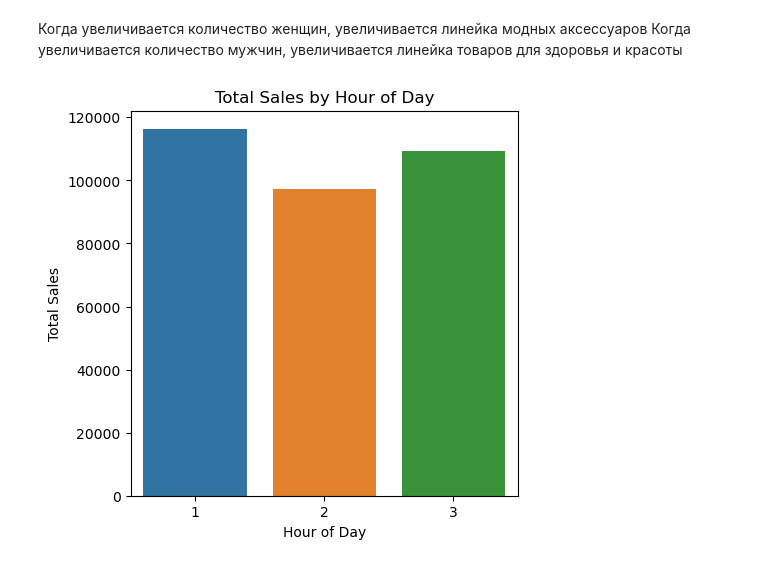
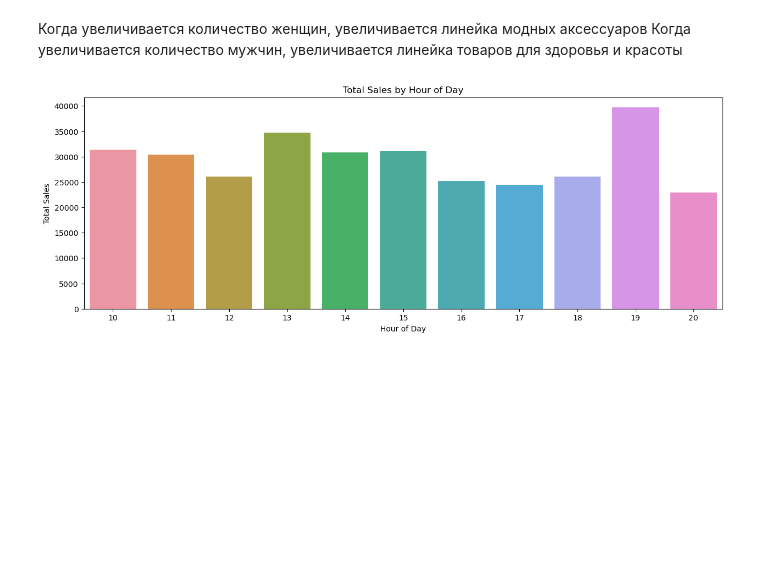
Before and after one commit to NotoriusNoLove/bigdata_coursework, a Jupyter notebook: bigdata.ipynb, the cells around one changed output. Drawn from its saved outputs; the diff is of its cells as text; code cells hidden in the pictures; blank space fills up the shorter version.

```diff
--- a/bigdata.ipynb
+++ b/bigdata.ipynb
@@ -192,14 +186,17 @@ plt.show();
 Когда увеличивается количество женщин, увеличивается линейка модных аксессуаров
 Когда увеличивается количество мужчин, увеличивается линейка товаров для здоровья и красоты
 # %%
-sales_by_hour = df.groupby('Month')['Total'].sum()
+df['Time'] = pd.to_datetime(df['Time'])
+df['Hour'] = df['Time'].dt.hour
+
+sales_by_hour = df.groupby('Hour')['Total'].sum()
 
 # Plot the total sales by hour
-plt.figure(figsize=(5, 5))
+plt.figure(figsize=(15, 5))
 sns.barplot(x=sales_by_hour.index, y=sales_by_hour.values)
 plt.title('Total Sales by Hour of Day')
 plt.xlabel('Hour of Day')
 plt.ylabel('Total Sales')
 plt.show();
 # %% [output]
-[figure, old version]
+[figure, new version]
```
Also changed, not shown: parts of 1 cell of this notebook.
